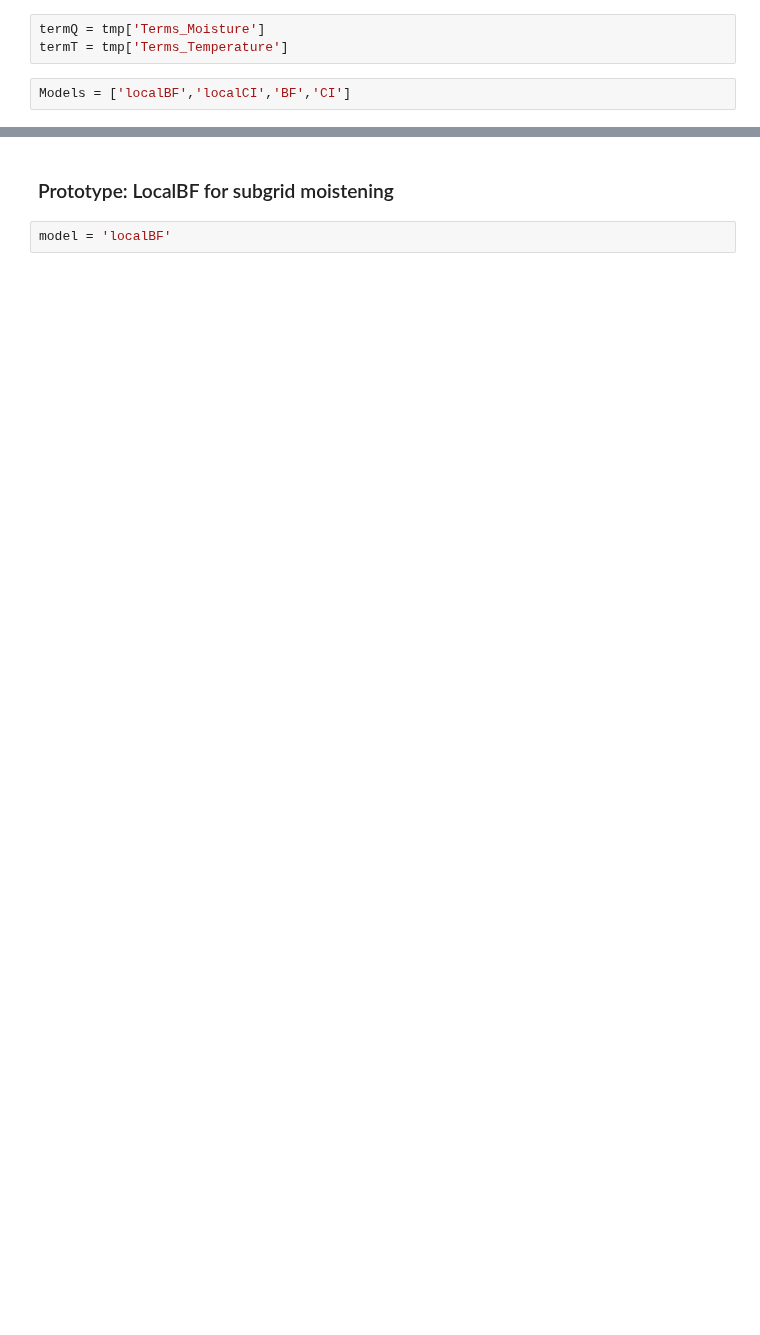
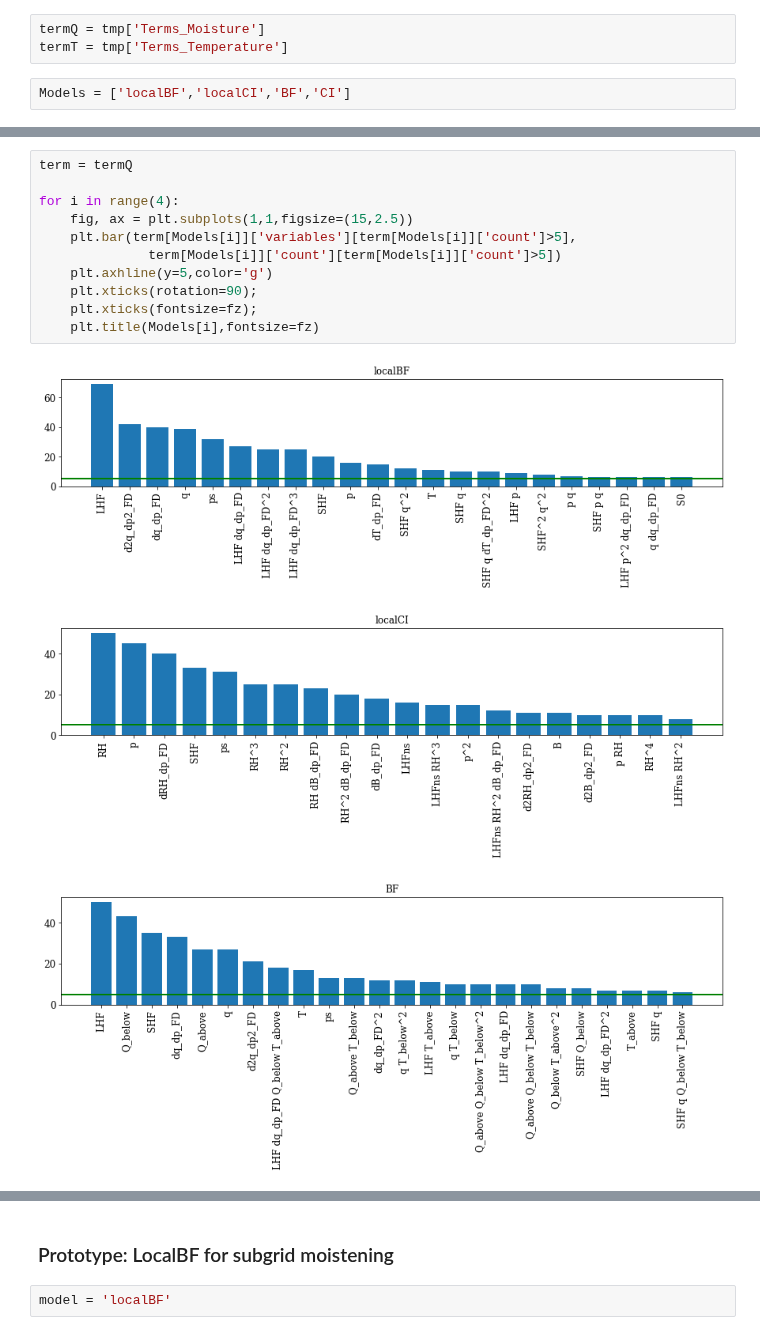
Before and after one commit to BradleyStanleyClamp/CBRAIN-CAM-MLINV, a Jupyter notebook: notebooks/tbeucler_devlog/096_Generalizing_Data_Generator_For_Equation_Discovery.ipynb, the cells around one changed output, grey strips where cells are left out. Cells and saved outputs as stored; diff of their text form; blank space fills up the shorter version.

```diff
--- a/notebooks/tbeucler_devlog/096_Generalizing_Data_Generator_For_Equation_Discovery.ipynb
+++ b/notebooks/tbeucler_devlog/096_Generalizing_Data_Generator_For_Equation_Discovery.ipynb
@@ -278,0 +284,15 @@ for i in range(4):
+# %%
+term = termQ
+
+for i in range(4):
+    fig, ax = plt.subplots(1,1,figsize=(15,2.5))
+    plt.bar(term[Models[i]]['variables'][term[Models[i]]['count']>5],
+              term[Models[i]]['count'][term[Models[i]]['count']>5])
+    plt.axhline(y=5,color='g')
+    plt.xticks(rotation=90);
+    plt.xticks(fontsize=fz);
+    plt.title(Models[i],fontsize=fz)
+# %% [output]
+[figure, added]
+[figure, added]
+[figure, added]
```
Also changed, not shown: parts of 47 cells of this notebook.
